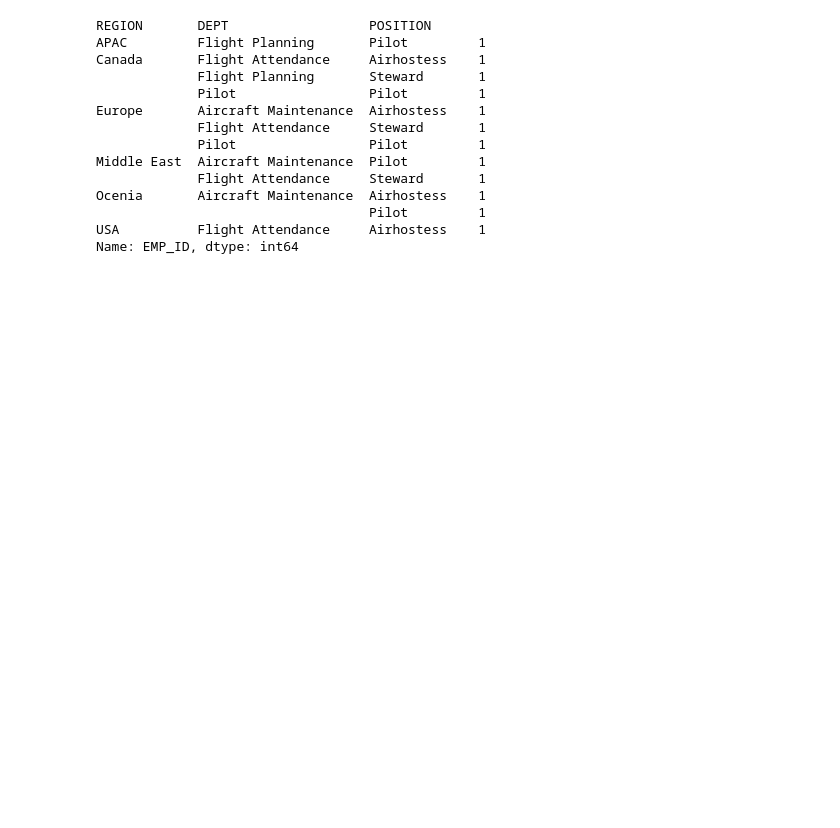
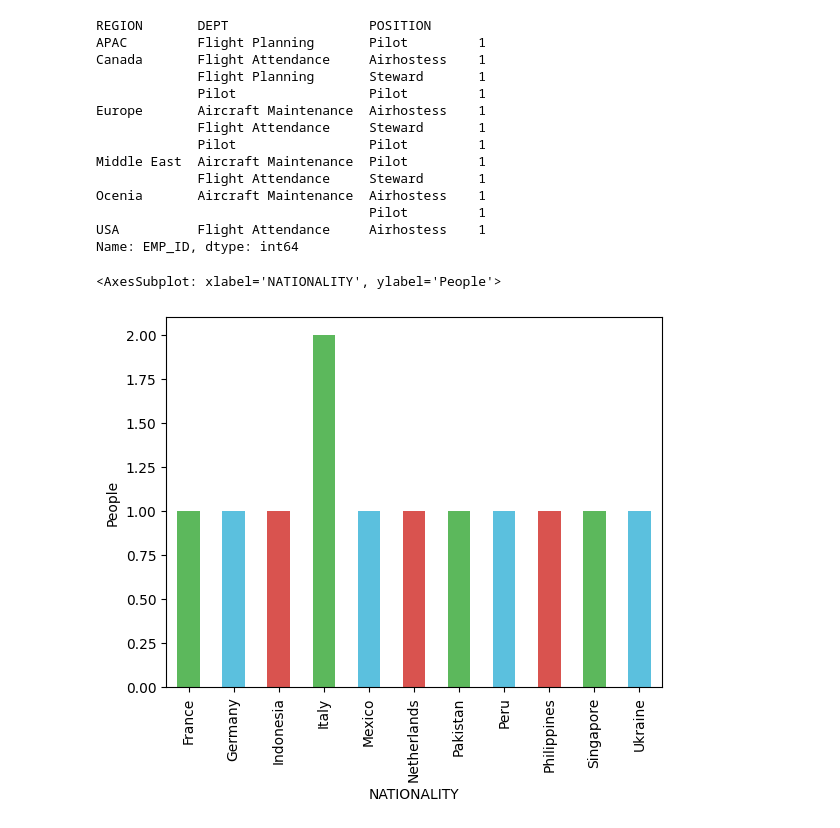
Before and after one commit to devmountaintechfest/hackathon-season2, a Jupyter notebook: src/vistualize.ipynb, the cells around one changed output. Saved outputs shown, nothing was run; the diff lists cells and outputs as text; code cells hidden in the pictures; blank space fills up the shorter version.

```diff
--- a/src/vistualize.ipynb
+++ b/src/vistualize.ipynb
@@ -61,3 +61,8 @@ Ocenia       Aircraft Maintenance  Airhostess    1
                                    Pilot         1
 USA          Flight Attendance     Airhostess    1
 Name: EMP_ID, dtype: int64
+# %%
+devclubDf.groupby(["NATIONALITY"])["EMP_ID"].count().plot.bar(ylabel='People',color=['#5cb85c','#5bc0de','#d9534f'])
+# %% [output]
+<AxesSubplot: xlabel='NATIONALITY', ylabel='People'>
+[figure, added]
```
Also changed, not shown: parts of 4 cells of this notebook.
